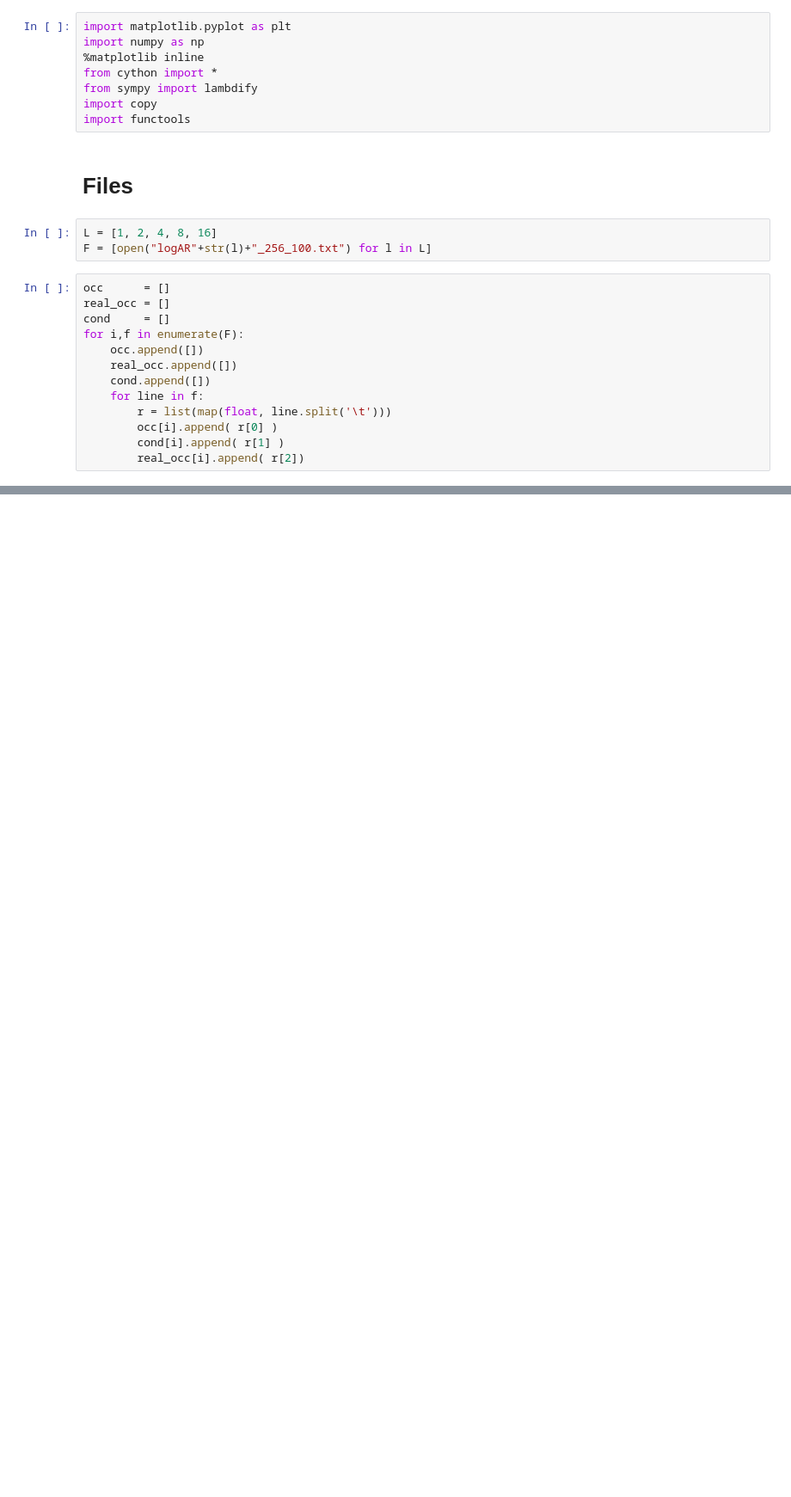
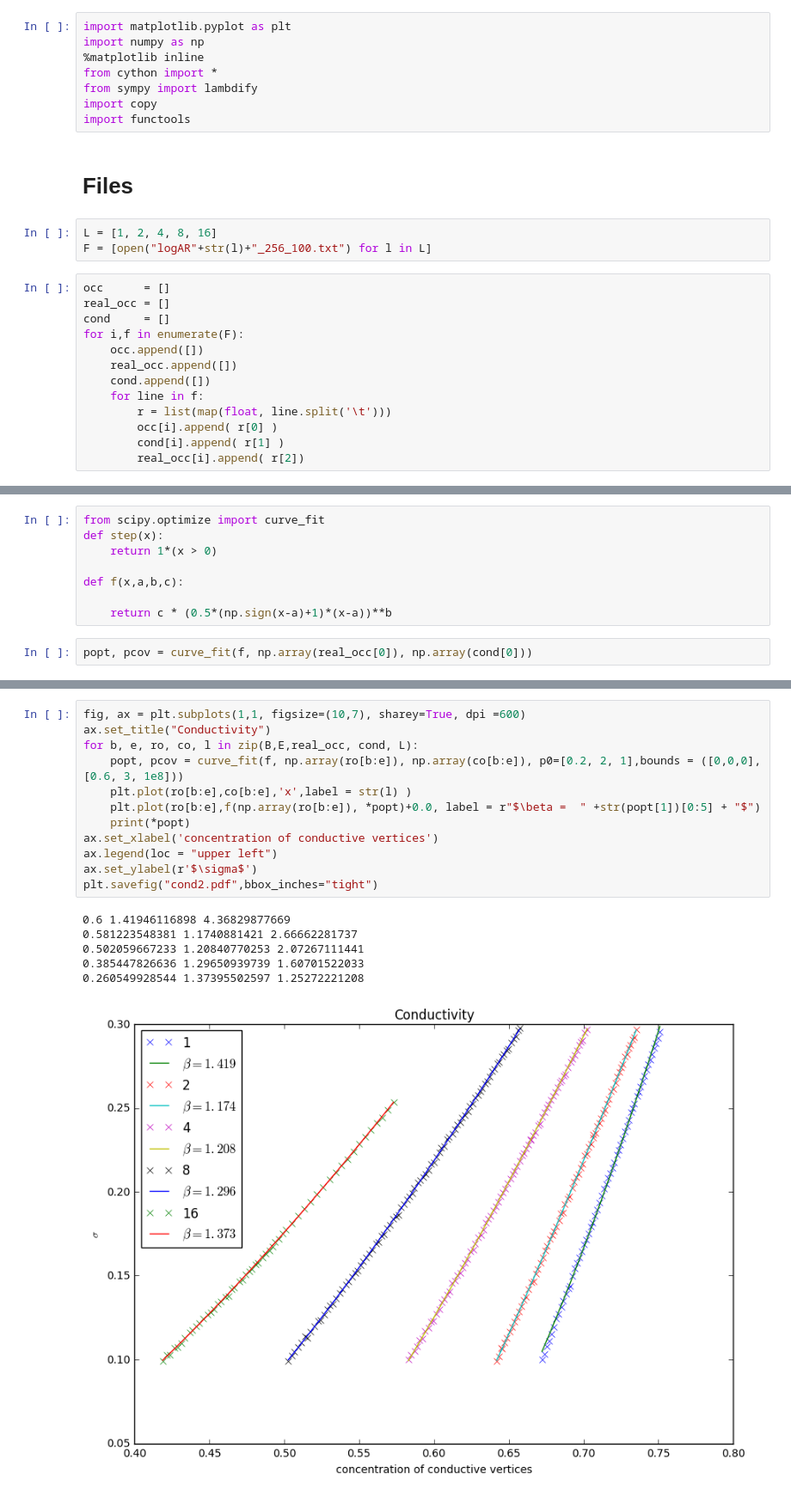
Before and after one commit to dalerxli/percolation, a Jupyter notebook: conductivity/graphs.ipynb, the cells around one changed output, grey strips where cells are left out. Shown: that part at 86% size. Cells and saved outputs as stored; diff of their text form; blank space fills up the shorter version.

```diff
--- a/conductivity/graphs.ipynb
+++ b/conductivity/graphs.ipynb
@@ -37,0 +38,10 @@ ax.set_ylabel(r'$\sigma$')
+# %%
+from scipy.optimize import curve_fit
+def step(x):
+    return 1*(x > 0)
+
+def f(x,a,b,c):
+
+    return c * (0.5*(np.sign(x-a)+1)*(x-a))**b
+# %%
+popt, pcov = curve_fit(f, np.array(real_occ[0]), np.array(cond[0]))
@@ -37,0 +60,19 @@ ax.set_ylabel(r'$\sigma$')
+# %%
+fig, ax = plt.subplots(1,1, figsize=(10,7), sharey=True, dpi =600)
+ax.set_title("Conductivity")
+for b, e, ro, co, l in zip(B,E,real_occ, cond, L):
+    popt, pcov = curve_fit(f, np.array(ro[b:e]), np.array(co[b:e]), p0=[0.2, 2, 1],bounds = ([0,0,0], [0.6, 3, 1e8]))
+    plt.plot(ro[b:e],co[b:e],'x',label = str(l) )
+    plt.plot(ro[b:e],f(np.array(ro[b:e]), *popt)+0.0, label = r"$\beta =  " +str(popt[1])[0:5] + "$")
+    print(*popt)
+ax.set_xlabel('concentration of conductive vertices')
+ax.legend(loc = "upper left")
+ax.set_ylabel(r'$\sigma$')
+plt.savefig("cond2.pdf",bbox_inches="tight")
+# %% [output]
+0.6 1.41946116898 4.36829877669
+0.581223548381 1.1740881421 2.66662281737
+0.502059667233 1.20840770253 2.07267111441
+0.385447826636 1.29650939739 1.60701522033
+0.260549928544 1.37395502597 1.25272221208
+[figure, added]
```
Also changed, not shown: parts of 2 cells of this notebook.
